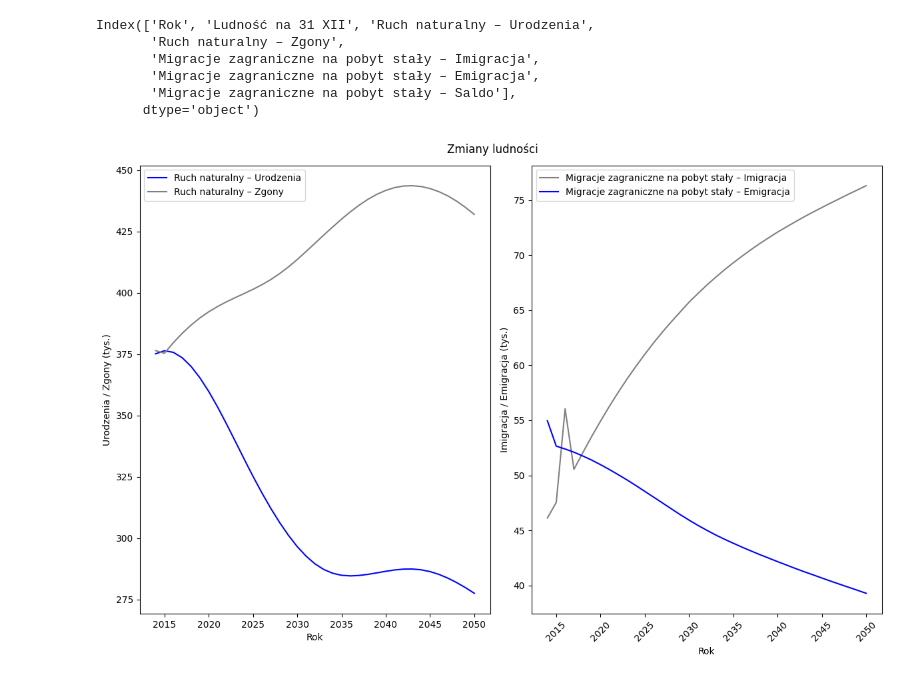
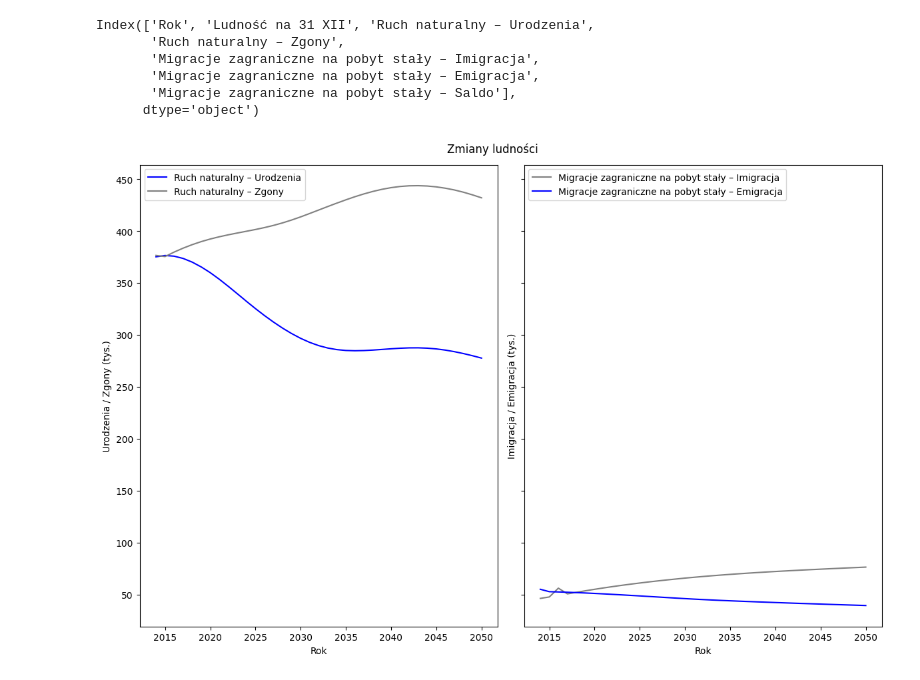
Before and after one commit to Vektor79/Zadania, a Jupyter notebook: 05_Wykresy/Materiały_na_zjazd/02_Wykresy/04_Wiele wykresów na jednym obrazku/1_Ruch naturalny i wędrówkowy.ipynb, the cells around one changed output. Cells and saved outputs as stored; diff of their text form; code cells hidden in the pictures.

```diff
--- a/05_Wykresy/Materiały_na_zjazd/02_Wykresy/04_Wiele wykresów na jednym obrazku/1_Ruch naturalny i wędrówkowy.ipynb
+++ b/05_Wykresy/Materiały_na_zjazd/02_Wykresy/04_Wiele wykresów na jednym obrazku/1_Ruch naturalny i wędrówkowy.ipynb
@@ -71,7 +71,10 @@ Index(['Rok', 'Ludność na 31 XII', 'Ruch naturalny – Urodzenia',
 # %%
 # dwa wykresy na jednym schemacie czyli jeden wiersz, dwie kolumny (nrows i ncols:, muszą to być parametry pozycyjne)
 # axs a nie ax bo tutaj to już jest liczba mnoga (axs to jeden prostokąt)
-fig, axs = plt.subplots(1, 2, figsize=(12, 8))
+
+# jeżeli wykresy są obok siebie, to muszą rozpoczynać się od takiej samej skali! od tego jest (sharey=True) żeby oś y w jedym i drugim wykresie była taka sama"
+
+fig, axs = plt.subplots(1, 2, figsize=(12, 8), sharey=True)
 
 # axs[0] - index pierwszego wykresu
 axs[0].plot(
@@ -100,32 +103,33 @@ axs[1].plot(
     label="Migracje zagraniczne na pobyt stały – Emigracja")
 
 # legenda domyślnie ustawi się sama w jakimś miejscu:
 # axs[0].legend()
 # axs[1].legend()
 
 # jeżeli legenda się umieści w złym miejscu, to możemy przesunąć legendę:
 axs[0].legend(loc="upper left")
 axs[1].legend(loc="upper left")
 
 #opisujemy osie x i y:
 axs[0].set_xlabel("Rok")
 axs[0].set_ylabel("Urodzenia / Zgony (tys.)")
 
 axs[1].set_xlabel("Rok")
 axs[1].set_ylabel("Imigracja / Emigracja (tys.)")
 
 # fig.set_title("zmiany")
 
 # obcinam zera na osi y:
 axs[0].yaxis.set_major_formatter(ticker.FuncFormatter(lambda x, pos: f'{int(x / 1e3)}'))
 axs[1].yaxis.set_major_formatter(ticker.FuncFormatter(lambda x, pos: f'{int(x / 1e3)}'))
 
 # fig bo tytuł jeden do wszystkich wykresów (jak chcę do każdego wykresu inny tytuł, to plt.title)
 fig.suptitle("Zmiany ludności")
 
-plt.xticks(rotation=45)
+
+# plt.xticks(rotation=45)
 
 plt.tight_layout()
 plt.show()
 # %% [output]
-[figure, old version]
+[figure, new version]
```
